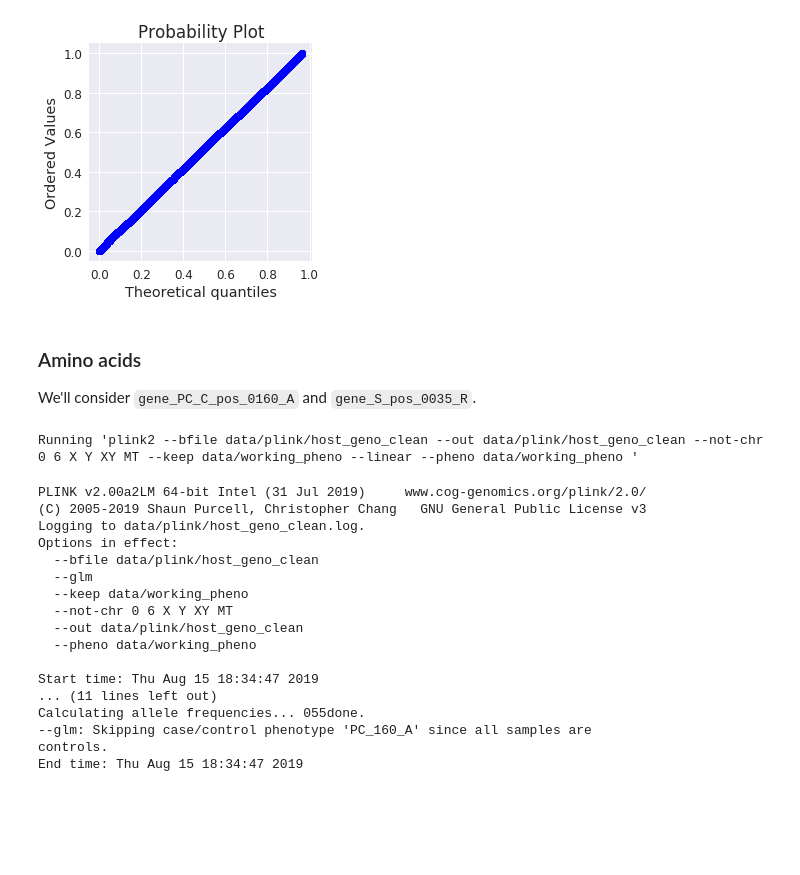
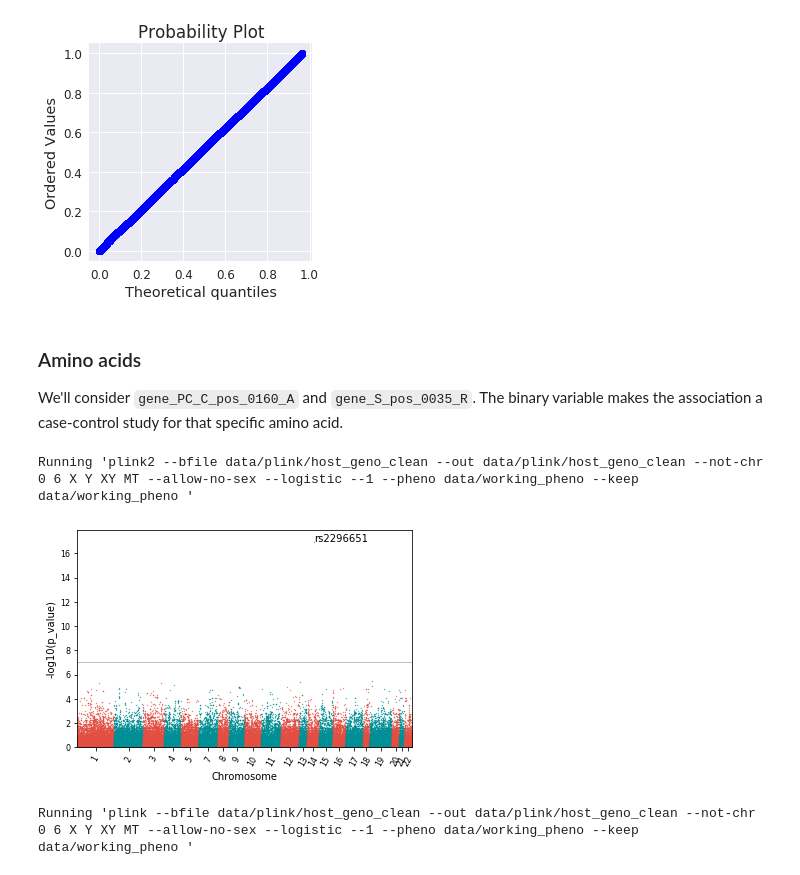
Before and after one commit to matthiaszeller/HBV, a Jupyter notebook: Host genotypes - Analysis.ipynb, the cells around one changed output. Cells and saved outputs as stored; diff of their text form; code cells hidden in the pictures; blank space fills up the shorter version.

Commit message:
advancement in associations, clustering, ...

```diff
--- a/Host genotypes - Analysis.ipynb
+++ b/Host genotypes - Analysis.ipynb
@@ -128,30 +126,24 @@ stats.probplot(df['P'], dist='uniform', plot=plt);
 # %% [markdown]
 ### Amino acids
 
-We'll consider `gene_PC_C_pos_0160_A` and `gene_S_pos_0035_R`.
+We'll consider `gene_PC_C_pos_0160_A` and `gene_S_pos_0035_R`. The binary variable makes the association a case-control study for that specific amino acid.
 # %%
 common.write_phenotypes(PATH_HOST_CLEAN_DATA, phenotype=('PC', 160, 'A'),
-                        criteria=('RACE', 'ASIAN'), output_path=PATH_WORKING_PHENOTYPES, verbose=False)
-o, e = host.run_assoc()
+                        criteria=('RACE', 'ASIAN'), output_path=PATH_WORKING_PHENOTYPES,
+                        verbose=False)
+o, e = host.run_assoc(binary=True)
 # %% [output]
-Running 'plink2 --bfile data/plink/host_geno_clean --out data/plink/host_geno_clean --not-chr 0 6 X Y XY MT --keep data/working_pheno --linear --pheno data/working_pheno '
+Running 'plink2 --bfile data/plink/host_geno_clean --out data/plink/host_geno_clean --not-chr 0 6 X Y XY MT --allow-no-sex --logistic --1 --pheno data/working_pheno --keep data/working_pheno '
-# %%
-print(o)
-# %% [output]
-PLINK v2.00a2LM 64-bit Intel (31 Jul 2019)     www.cog-genomics.org/plink/2.0/
-(C) 2005-2019 Shaun Purcell, Christopher Chang   GNU General Public License v3
-Logging to data/plink/host_geno_clean.log.
-Options in effect:
-  --bfile data/plink/host_geno_clean
-  --glm
-  --keep data/working_pheno
-  --not-chr 0 6 X Y XY MT
-  --out data/plink/host_geno_clean
-  --pheno data/working_pheno
-
-Start time: Thu Aug 15 18:34:47 2019
-... (11 lines left out)
-Calculating allele frequencies... 055done.
---glm: Skipping case/control phenotype 'PC_160_A' since all samples are
-controls.
-End time: Thu Aug 15 18:34:47 2019
+# %%
+data = FormatData(PATH_HOST_CLEAN_DATA+'.assoc.logistic', sep='\s+', chromosome='CHR',
+                  p_value='P')
+GenerateManhattan(data, refSNP='SNP', significance=7)
+# %% [output]
+[figure, added]
+# %%
+common.write_phenotypes(PATH_HOST_CLEAN_DATA, phenotype=('S', 35, 'R'),
+                        criteria=('RACE', 'ASIAN'), output_path=PATH_WORKING_PHENOTYPES,
+                        verbose=False)
+o, e = host.run_assoc(binary=True, plink2=False)
+# %% [output]
+Running 'plink --bfile data/plink/host_geno_clean --out data/plink/host_geno_clean --not-chr 0 6 X Y XY MT --allow-no-sex --logistic --1 --pheno data/working_pheno --keep data/working_pheno '
```
Also changed, not shown: parts of 38 cells of this notebook, 2 other files.
